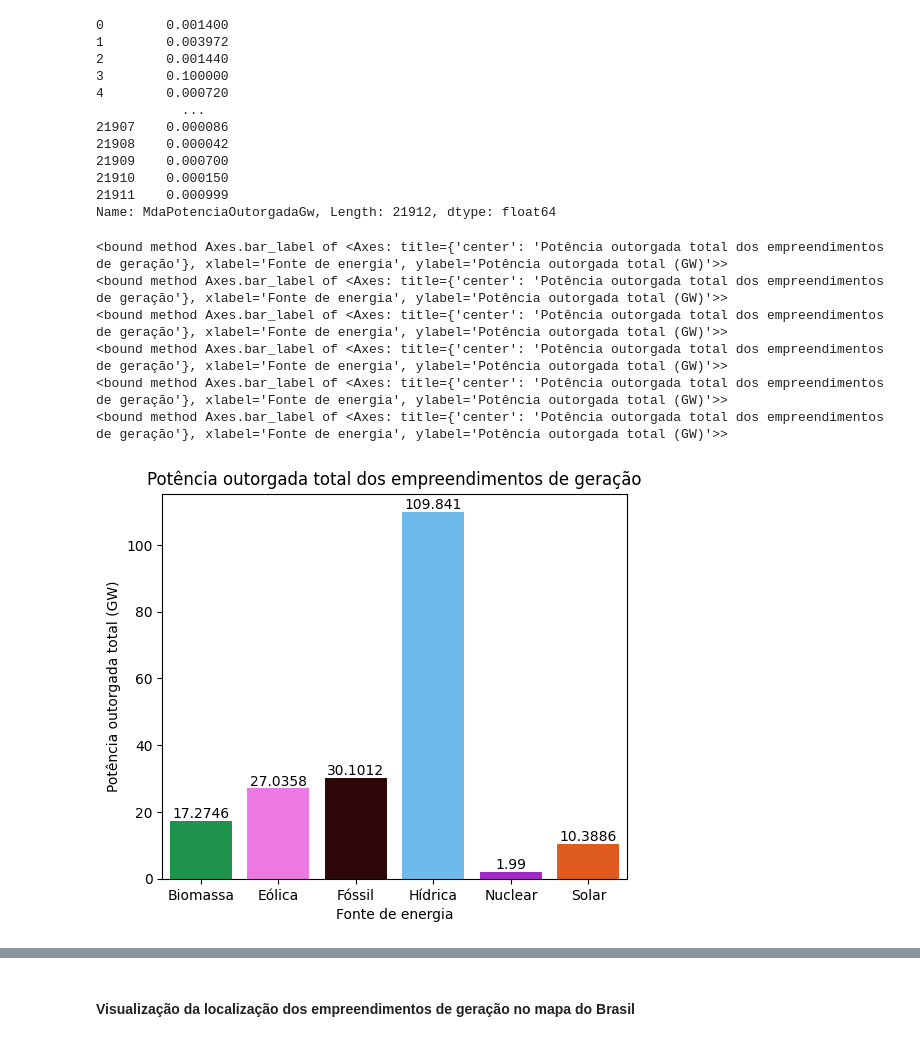
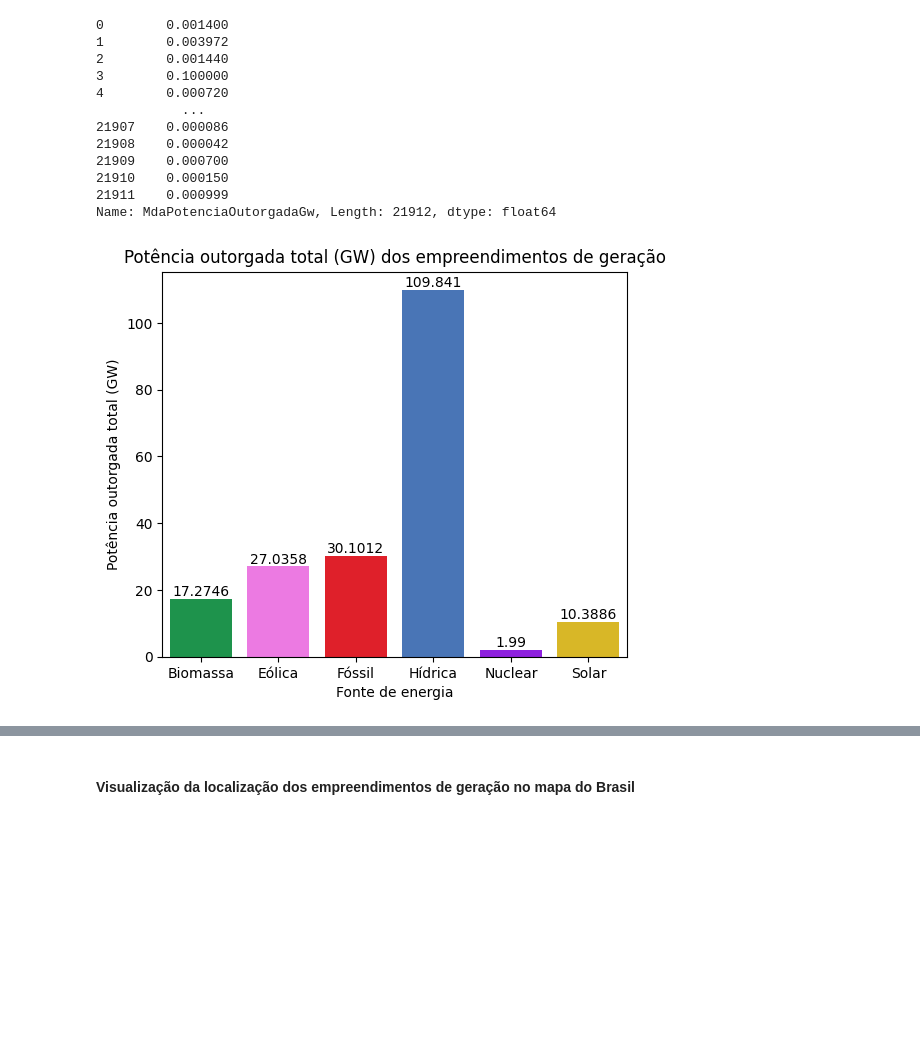
Before and after one commit to AlexandreWNeto/TCC_data_science_PUC_Minas, a Jupyter notebook: Cadernos/001_Mapa das usinas.ipynb, the cells around one changed output, grey strips where cells are left out. Saved outputs shown, nothing was run; the diff lists cells and outputs as text; code cells hidden in the pictures; blank space fills up the shorter version.

```diff
--- a/Cadernos/001_Mapa das usinas.ipynb
+++ b/Cadernos/001_Mapa das usinas.ipynb
@@ -116,6 +116,7 @@ for c1, c2 in zip(eixo1.containers, eixo2.containers):
 #### Potência outorgada total por tipo de empreendimento de geração
 # %%
 df_usinas["MdaPotenciaOutorgadaGw"] = df_usinas["MdaPotenciaOutorgadaKw"] / 1000000
+df_usinas["MdaPotenciaOutorgadaMw"] = df_usinas["MdaPotenciaOutorgadaKw"] / 1000
 df_usinas["MdaPotenciaOutorgadaGw"]
 # %% [output]
 0        0.001400
@@ -131,30 +132,23 @@ df_usinas["MdaPotenciaOutorgadaGw"]
 21911    0.000999
 Name: MdaPotenciaOutorgadaGw, Length: 21912, dtype: float64
 # %%
-colors = ["#0aa648", "#ff67f1", "#340202", "#59bfff", "#ad0de2", "#ff4f00"]
+colors = ["#0aa648", "#ff67f1", "#ff000d", "#3771c8", "#9300ff", "#f5ca0a"]
 
 figura, eixo1 = plt.subplots(figsize=(6,5))
 
 sns.barplot(ax = eixo1,
             data=df_usinas.groupby(["DscOrigemCombustivel"]).agg(potencia_outorgada_gw=("MdaPotenciaOutorgadaGw","sum")),
             x="DscOrigemCombustivel",
             y="potencia_outorgada_gw",
             hue="DscOrigemCombustivel",
             palette=colors
            );
 eixo1.set(xlabel = "Fonte de energia", ylabel = "Potência outorgada total (GW)");
 eixo1.ticklabel_format(style='plain', axis='y')
-eixo1.set_title("Potência outorgada total dos empreendimentos de geração");
+eixo1.set_title("Potência outorgada total (GW) dos empreendimentos de geração");
 
 # Fonte: https://www.geeksforgeeks.org/how-to-show-values-on-seaborn-barplot/
 for c1 in eixo1.containers:
-    print(eixo1.bar_label)
     eixo1.bar_label(c1,)
 # %% [output]
-<bound method Axes.bar_label of <Axes: title={'center': 'Potência outorgada total dos empreendimentos de geração'}, xlabel='Fonte de energia', ylabel='Potência outorgada total (GW)'>>
-<bound method Axes.bar_label of <Axes: title={'center': 'Potência outorgada total dos empreendimentos de geração'}, xlabel='Fonte de energia', ylabel='Potência outorgada total (GW)'>>
-<bound method Axes.bar_label of <Axes: title={'center': 'Potência outorgada total dos empreendimentos de geração'}, xlabel='Fonte de energia', ylabel='Potência outorgada total (GW)'>>
-<bound method Axes.bar_label of <Axes: title={'center': 'Potência outorgada total dos empreendimentos de geração'}, xlabel='Fonte de energia', ylabel='Potência outorgada total (GW)'>>
-<bound method Axes.bar_label of <Axes: title={'center': 'Potência outorgada total dos empreendimentos de geração'}, xlabel='Fonte de energia', ylabel='Potência outorgada total (GW)'>>
-<bound method Axes.bar_label of <Axes: title={'center': 'Potência outorgada total dos empreendimentos de geração'}, xlabel='Fonte de energia', ylabel='Potência outorgada total (GW)'>>
-[figure, old version]
+[figure, new version]
```
Also changed, not shown: parts of 6 cells of this notebook, 6 other files.
